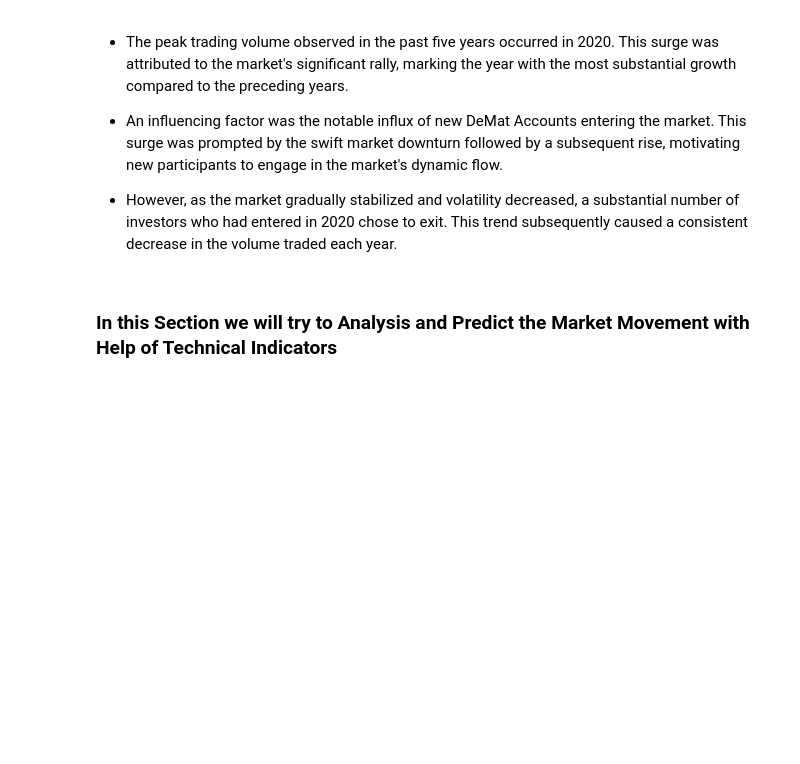
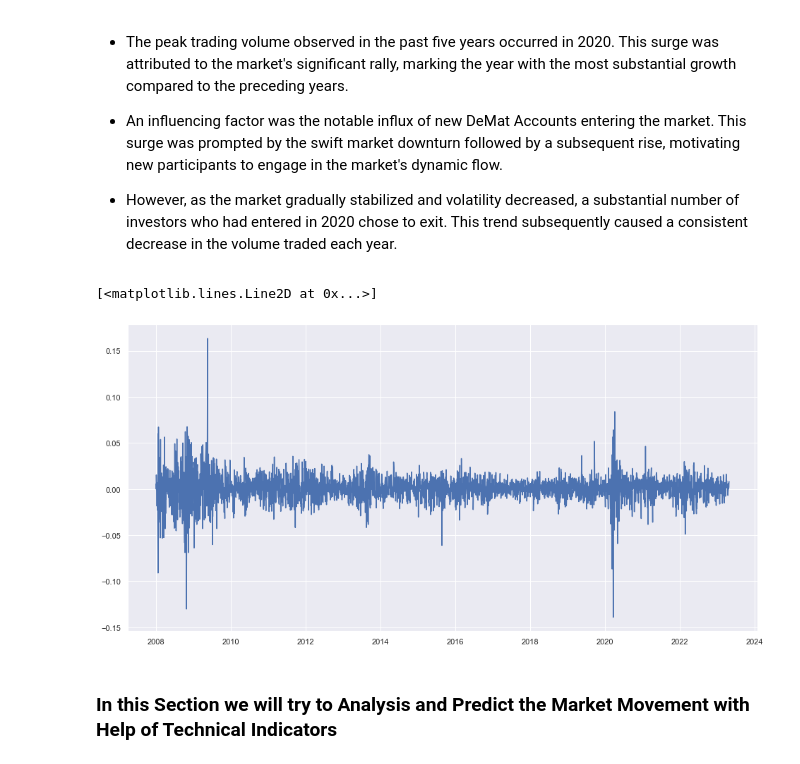
Before and after one commit to AkshayPethe/Nifty_Analysis, a Jupyter notebook: Time_Series_Nifty50_Index.ipynb, the cells around one changed output. Drawn from its saved outputs; the diff is of its cells as text; code cells hidden in the pictures; blank space fills up the shorter version.

```diff
--- a/Time_Series_Nifty50_Index.ipynb
+++ b/Time_Series_Nifty50_Index.ipynb
@@ -253,6 +253,13 @@ plt.show()
 - An influencing factor was the notable influx of new DeMat Accounts entering the market. This surge was prompted by the swift market downturn followed by a subsequent rise, motivating new participants to engage in the market's dynamic flow.
 
 - However, as the market gradually stabilized and volatility decreased, a substantial number of investors who had entered in 2020 chose to exit. This trend subsequently caused a consistent decrease in the volume traded each year.
+# %%
+log_returns = np.log(df['Close']/df['Close'].shift(1))
+# %%
+plt.plot(log_returns)
+# %% [output]
+[<matplotlib.lines.Line2D at 0x...>]
+[figure, added]
 # %% [markdown]
 ### In this Section we will try to Analysis and Predict the Market Movement with Help of Technical Indicators
 # %%
```
Also changed, not shown: parts of 25 cells of this notebook, 1 other file.
